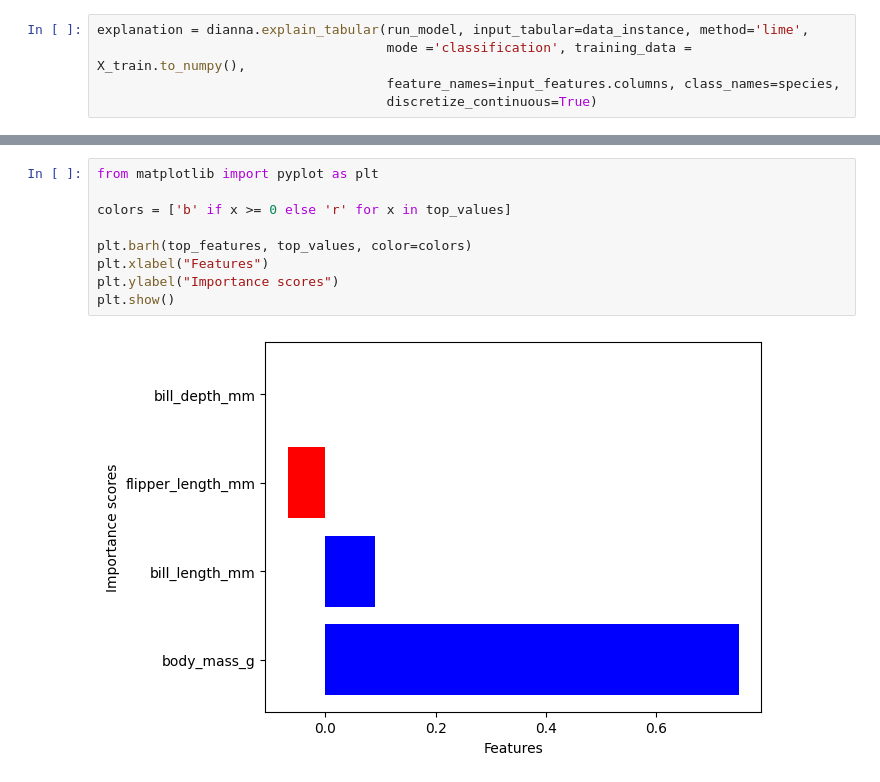
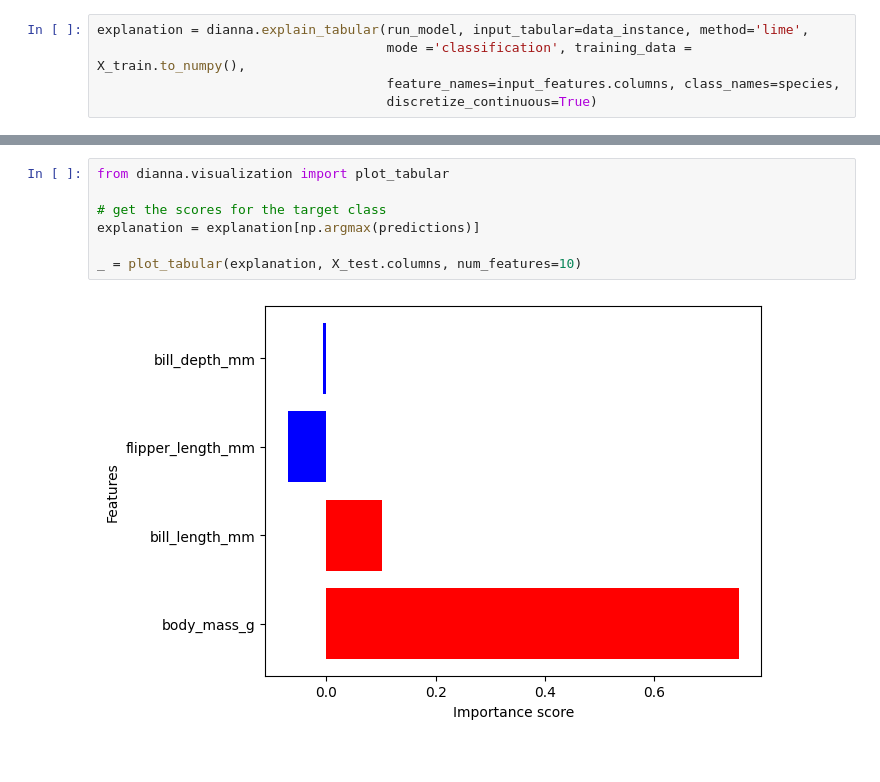
Before and after one commit to dianna-ai/dianna, a Jupyter notebook: tutorials/lime_tabular_penguin.ipynb, the cells around one changed output, grey strips where cells are left out. Saved outputs shown, nothing was run; the diff lists cells and outputs as text.

```diff
--- a/tutorials/lime_tabular_penguin.ipynb
+++ b/tutorials/lime_tabular_penguin.ipynb
@@ -136,11 +126,9 @@ top_features = [x for _, x in sorted(zip(abs_values, X_test.columns), reverse=Tr
-# %%
-from matplotlib import pyplot as plt
-
-colors = ['b' if x >= 0 else 'r' for x in top_values]
-
-plt.barh(top_features, top_values, color=colors)
-plt.xlabel("Features")
-plt.ylabel("Importance scores")
-plt.show()
-# %% [output]
-[figure, removed]
+# %%
+from dianna.visualization import plot_tabular
+
+# get the scores for the target class
+explanation = explanation[np.argmax(predictions)]
+
+_ = plot_tabular(explanation, X_test.columns, num_features=10)
+# %% [output]
+[figure, added]
```
Also changed, not shown: parts of 2 cells of this notebook, 3 other files.
